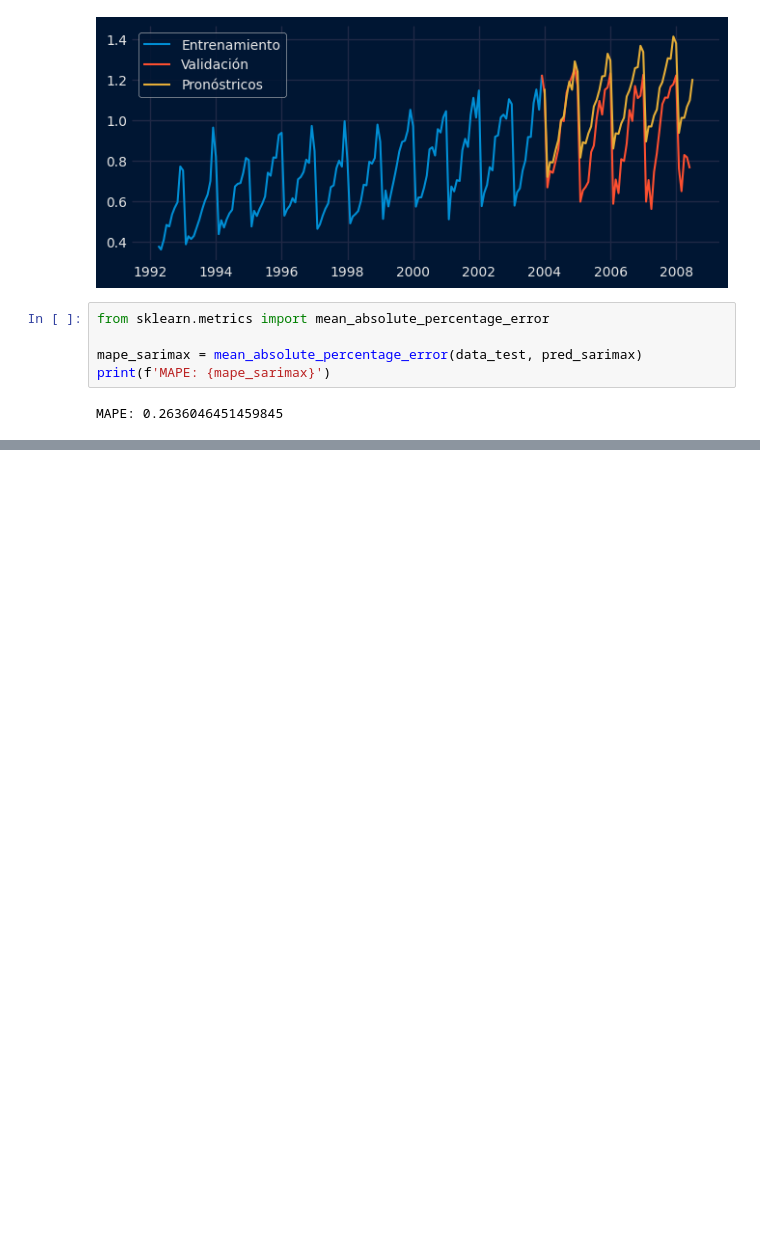
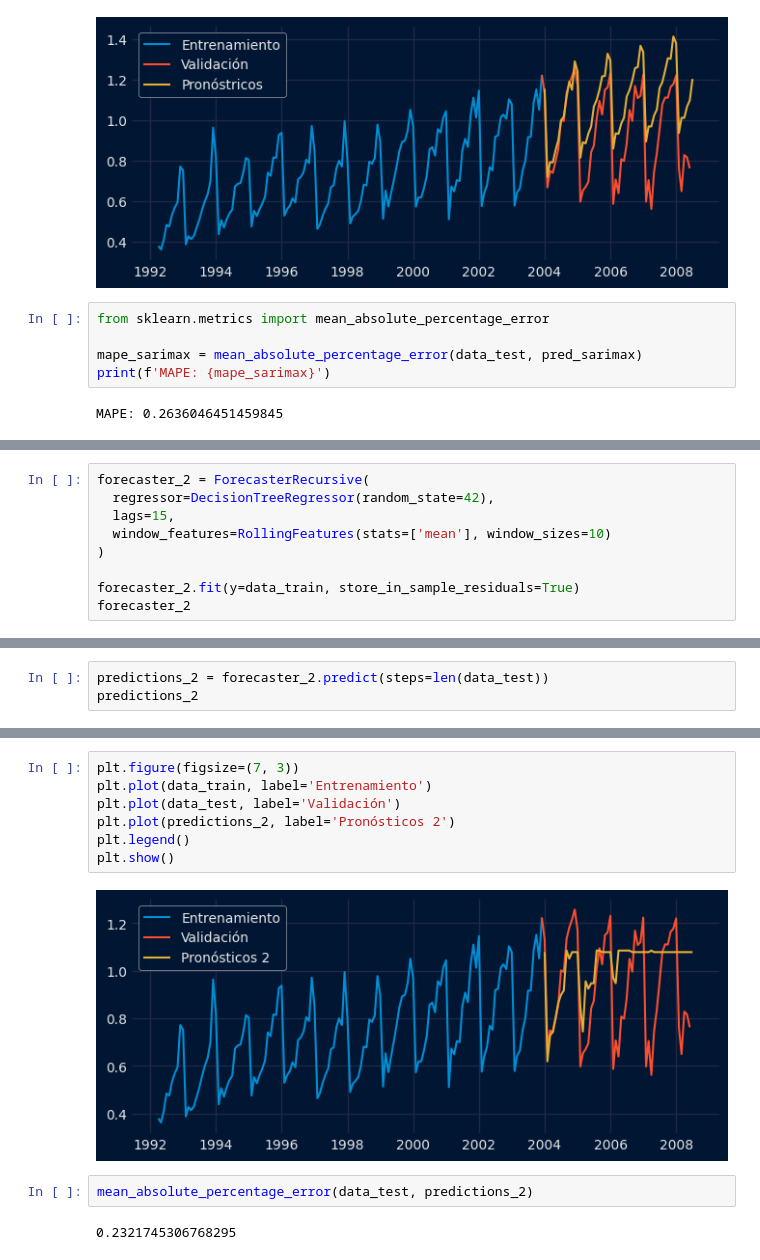
Before and after one commit to DavidBetancurRamirez/ComputacionCientifica, a Jupyter notebook: seriesTiempo/series_tiempo_clase.ipynb, the cells around one changed output, grey strips where cells are left out. Cells and saved outputs as stored; diff of their text form; blank space fills up the shorter version.

```diff
--- a/seriesTiempo/series_tiempo_clase.ipynb
+++ b/seriesTiempo/series_tiempo_clase.ipynb
@@ -248,0 +342,9 @@ MAPE: 0.2636046451459845
+# %%
+forecaster_2 = ForecasterRecursive(
+  regressor=DecisionTreeRegressor(random_state=42),
+  lags=15,
+  window_features=RollingFeatures(stats=['mean'], window_sizes=10)
+)
+
+forecaster_2.fit(y=data_train, store_in_sample_residuals=True)
+forecaster_2
@@ -248,0 +369,3 @@ MAPE: 0.2636046451459845
+# %%
+predictions_2 = forecaster_2.predict(steps=len(data_test))
+predictions_2
@@ -248,0 +390,13 @@ MAPE: 0.2636046451459845
+# %%
+plt.figure(figsize=(7, 3))
+plt.plot(data_train, label='Entrenamiento')
+plt.plot(data_test, label='Validación')
+plt.plot(predictions_2, label='Pronósticos 2')
+plt.legend()
+plt.show()
+# %% [output]
+[figure, added]
+# %%
+mean_absolute_percentage_error(data_test, predictions_2)
+# %% [output]
+0.2321745306768295
```
Also changed, not shown: parts of 24 cells of this notebook.
